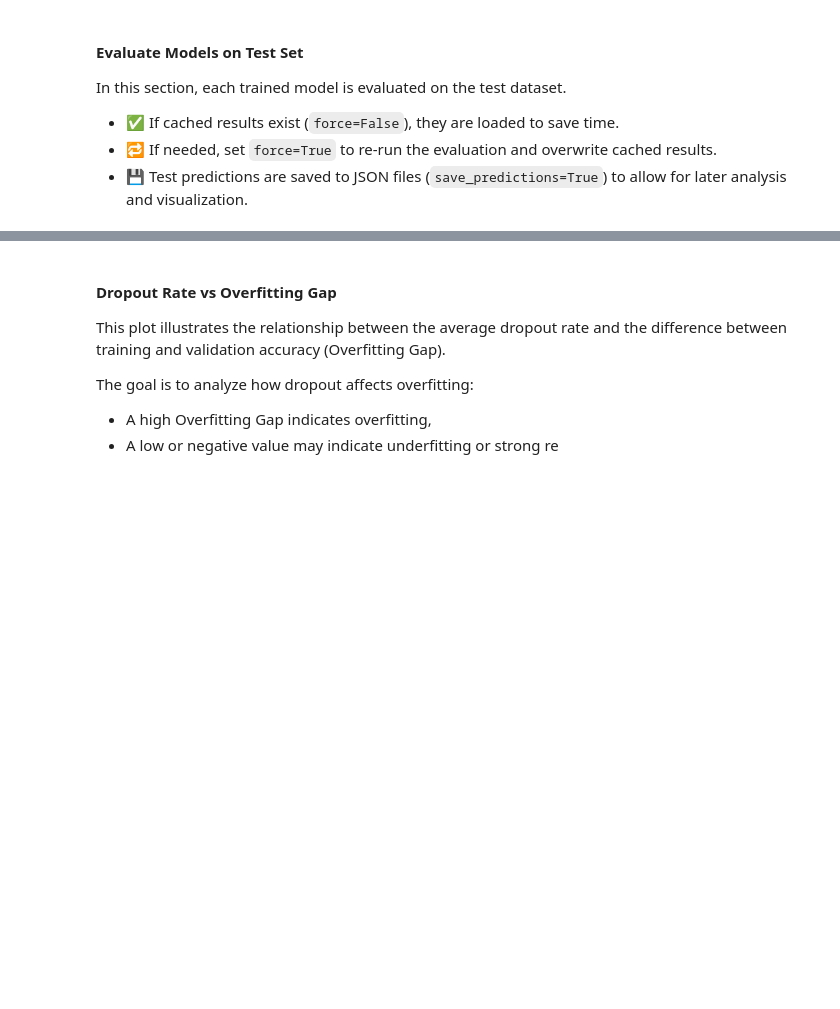
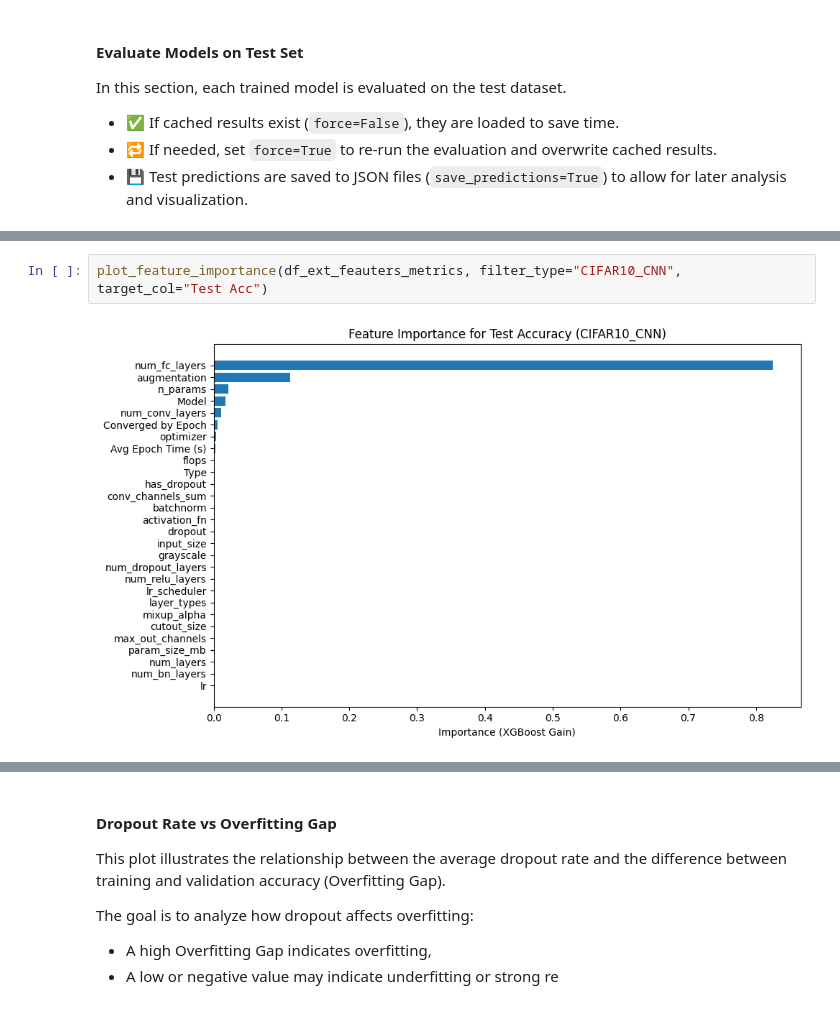
Before and after one commit to ayri77/CIFAR10-Torch-Classifier, a Jupyter notebook: notebooks/compare models.ipynb, the cells around one changed output, grey strips where cells are left out. Cells and saved outputs as stored; diff of their text form; blank space fills up the shorter version.

```diff
--- a/notebooks/compare models.ipynb
+++ b/notebooks/compare models.ipynb
@@ -135,0 +188,4 @@ plot_val_vs_test_acc(df_models)
+# %%
+plot_feature_importance(df_ext_feauters_metrics, filter_type="CIFAR10_CNN", target_col="Test Acc")
+# %% [output]
+[figure, added]
```
Also changed, not shown: parts of 18 cells of this notebook, 30 other files.
